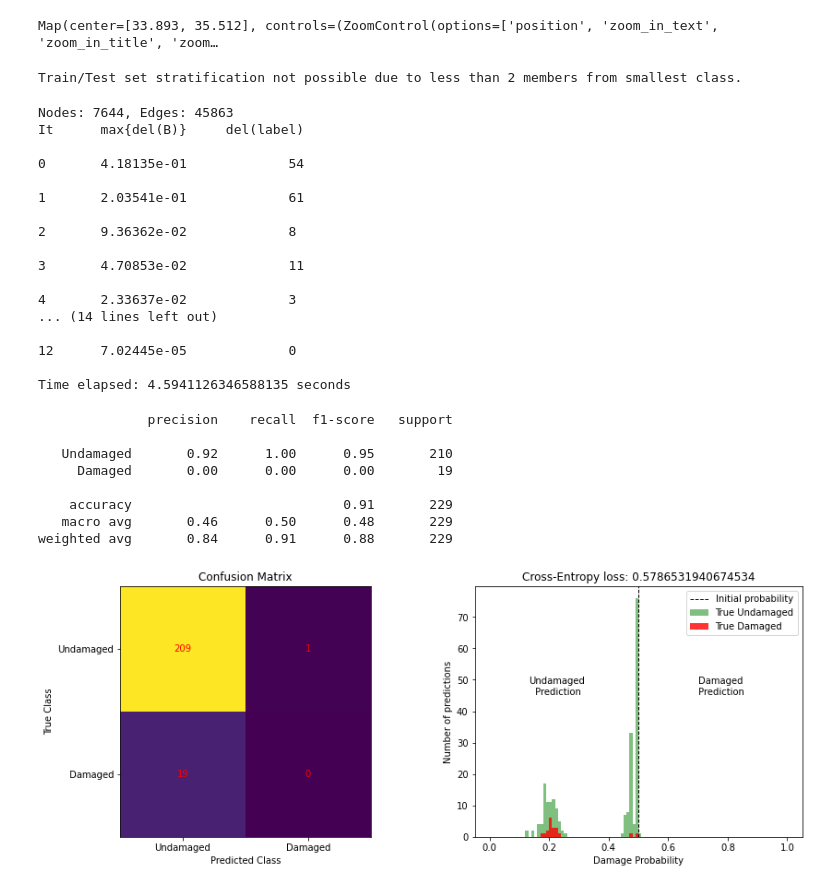
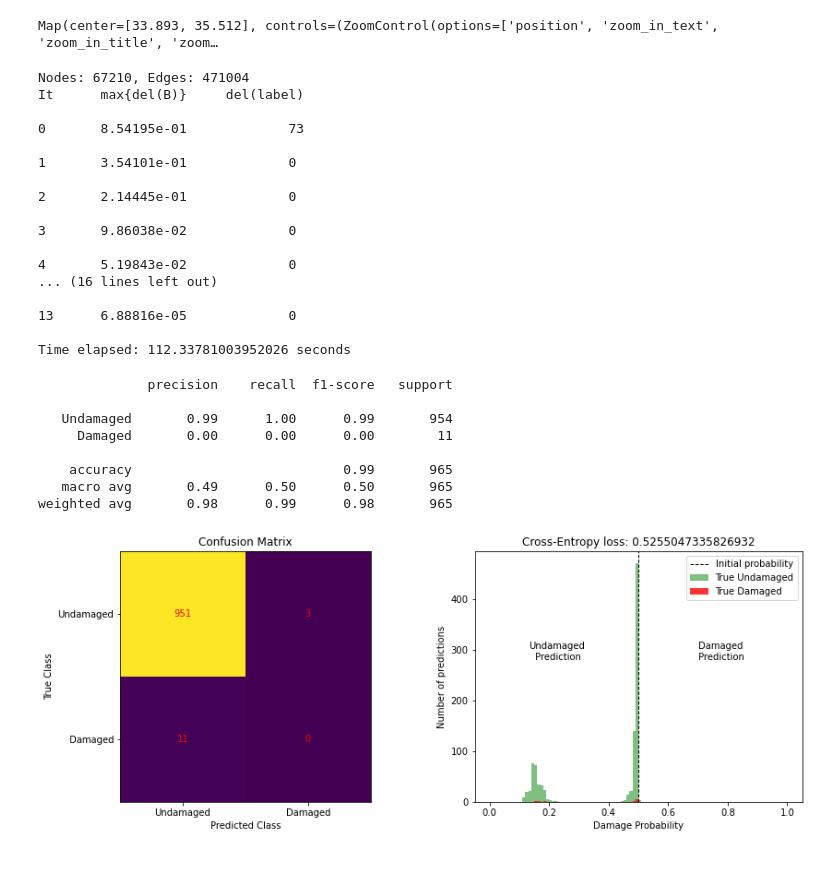
Before and after one commit to luke-scot/damage-assessment, a Jupyter notebook: run_netconf.ipynb, the cells around one changed output. Drawn from its saved outputs; the diff is of its cells as text; code cells hidden in the pictures.

Commit message:
Initial Beirut parameter testing

```diff
--- a/run_netconf.ipynb
+++ b/run_netconf.ipynb
@@ -24,13 +24,13 @@ ifgBoth = True # If false, only uses prePost rather than difference between two
 
 # A priori damage beliefs (green, yellow, red decisions)
 decisions = {'GREEN (inspected) أخضر (تم دراسته)': False, 'YELLOW (restricted use) أصفر (لا يصلح للسكن)': True, 'RED (unsafe/evacuate) أحمر (غير آمن/للاخلاء)ء': True}
-confidence = [0,0.9,1]
+initBeliefs, confidence = [0.8,0.2], [0,0.9,1] # [noDmg, dmg], [Green,Yellow,Red]
 
 # Edge creation
-adjacent, ifgValues, neighbours = True, True, 5
+adjacent, geoNeighbours, ifgValues, neighbours = True, 4, True, 5
 
 # Train/test split
-testSplit, dmgThresh, stdTest, randomState = 0.3, 0.5, False, 42
+testSplit, dmgThresh, stdTest, randomState = 0.3, 0.5, True, 42
 
 # Classifications
 targets = ['Undamaged', 'Damaged']
@@ -62,7 +62,7 @@ if ifgBoth:
     ifg = ifgPre-ifg
 
 # Initialise beliefs for each pixel
-initial = hf.init_beliefs(ifg, columns=['noDmg','dmg','ifg'])
+initial = hf.init_beliefs(ifg, columns=['noDmg','dmg','ifg'], initBeliefs=initBeliefs)
 
 # Split train/test set for located nodes
 X_train, X_test, y_train, y_test = hf.train_test_split(joint, poly, column = 'decision')
@@ -74,55 +74,53 @@ nodes = hf.create_nodes(initial, X_train)
 priors = hf.prior_beliefs(nodes, decisions, confidence, column = 'decision', beliefColumns = ['noDmg', 'dmg'])
 
 # Create edges
-edges = hf.create_edges(nodes, adjacent=adjacent, values=['ifg'] if ifgValues else False, neighbours=[neighbours])
+edges = hf.create_edges(nodes, adjacent=adjacent, geo_neighbors=geoNeighbours, values=['ifg'] if ifgValues else False, neighbours=[neighbours])
-# %% [output]
-Train/Test set stratification not possible due to less than 2 members from smallest class.
 # %%
 # Run belief propagation
 beliefs, _ = nc.netconf(edges,priors,verbose=True)
 # %% [output]
-Nodes: 7644, Edges: 45863
+Nodes: 67210, Edges: 471004
 It      max{del(B)}     del(label)
 
-0       4.18135e-01             54
+0       8.54195e-01             73
 
-1       2.03541e-01             61
+1       3.54101e-01             0
 
-2       9.36362e-02             8
+2       2.14445e-01             0
 
-3       4.70853e-02             11
+3       9.86038e-02             0
 
-4       2.33637e-02             3
-... (14 lines left out)
+4       5.19843e-02             0
+... (16 lines left out)
 
-12      7.02445e-05             0
+13      6.88816e-05             0
 
-Time elapsed: 4.5941126346588135 seconds
+Time elapsed: 112.33781003952026 seconds
 # %%
 # Evaluation Metrics
 # Get y_true vs y_pred for test set
 y_true, y_pred = hf.get_labels(initial, X_test, beliefs, decisions, column='decision')
 
 # Classification metrics
 yp_clf, classes = hf.class_metrics(y_true, y_pred, targets, threshold=dmgThresh)
 
 fig, axs = hf.create_subplots(1,2, figsize=[14,5])
 # Confusion matrix
 axs = hf.confusion_matrix(axs, y_true, yp_clf, classes)
 
 # Cross entropy / Confidence metrics
-axs = hf.cross_entropy_metrics(axs, y_true, y_pred, classes, dmgThresh)
+axs = hf.cross_entropy_metrics(axs, y_true, y_pred, classes, dmgThresh, initBeliefs[1])
 
 hf.show_plot()
 # %% [output]
               precision    recall  f1-score   support
 
-   Undamaged       0.92      1.00      0.95       210
-     Damaged       0.00      0.00      0.00        19
+   Undamaged       0.99      1.00      0.99       954
+     Damaged       0.00      0.00      0.00        11
 
-    accuracy                           0.91       229
-   macro avg       0.46      0.50      0.48       229
-weighted avg       0.84      0.91      0.88       229
+    accuracy                           0.99       965
+   macro avg       0.49      0.50      0.50       965
+weighted avg       0.98      0.99      0.98       965
-[figure, old version]
+[figure, new version]
 # %%
 # Save figure
```
Also changed, not shown: parts of 2 cells of this notebook, 6 other files.
